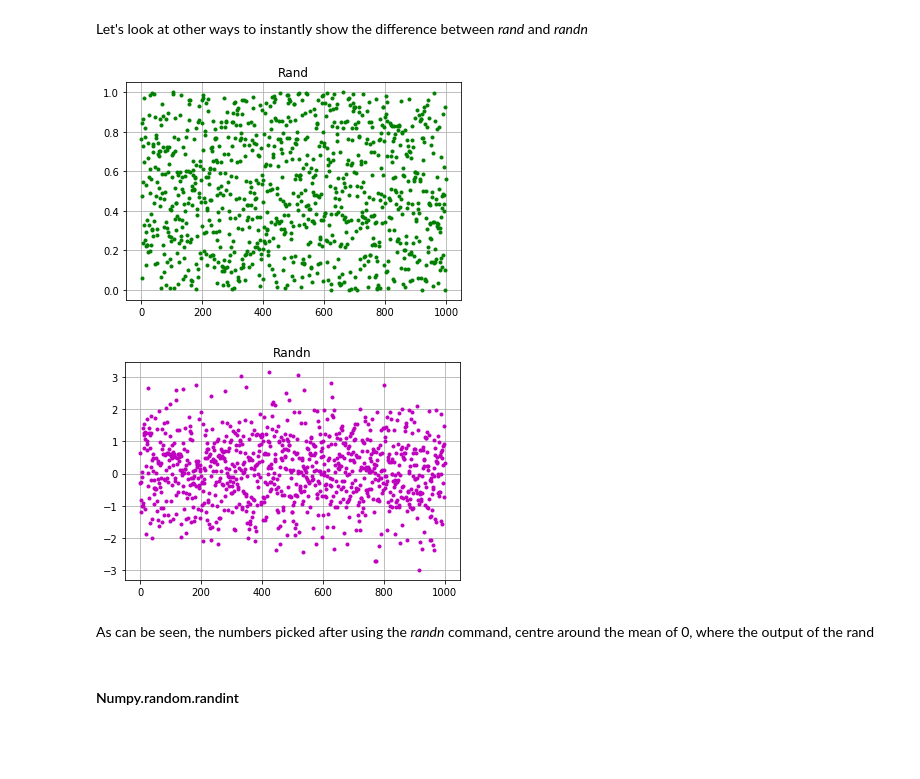
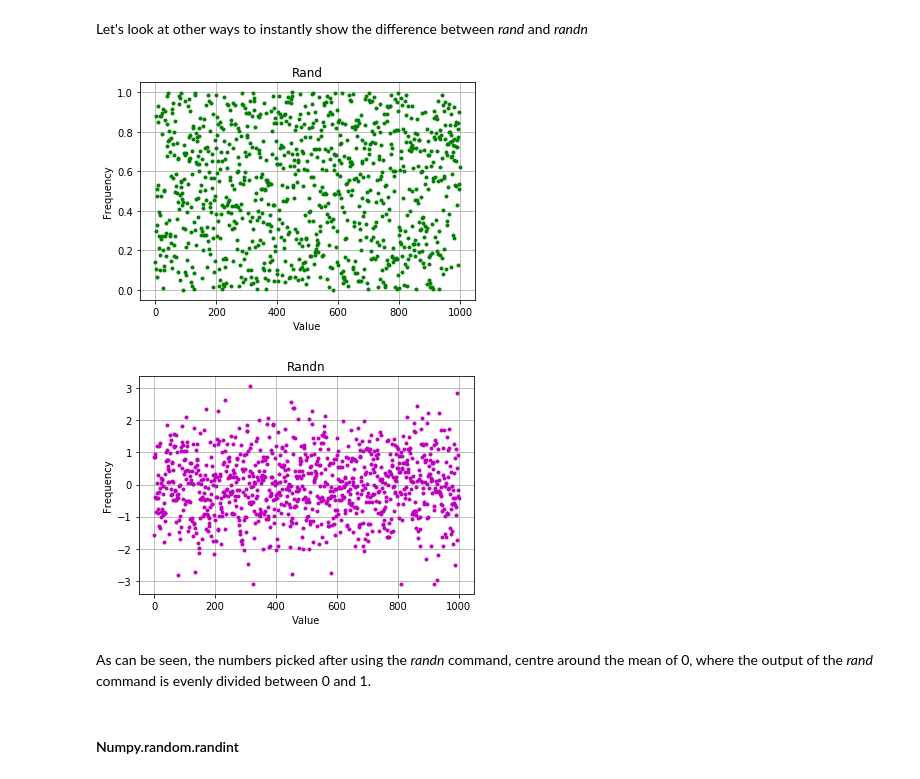
Before and after one commit to Ardvb/Numpy-random, a Jupyter notebook: Numpy-random.ipynb, the cells around one changed output. Saved outputs shown, nothing was run; the diff lists cells and outputs as text; code cells hidden in the pictures; blank space fills up the shorter version.

Commit message:
Added plots and comments

```diff
--- a/Numpy-random.ipynb
+++ b/Numpy-random.ipynb
@@ -92,20 +91,24 @@ In this histogram the typical bell shape, that is associated with the normal dis
 Let's look at other ways to instantly show the difference between <em>rand</em> and <em>randn</em>
 # %%
 x = np.random.rand(1000)
-plt.plot(x, "g.")
+plt.plot(x, "g.") # Use green dots to show the random numbers
+plt.xlabel("Value")
+plt.ylabel("Frequency")
 plt.title("Rand")
 plt.grid()
 # %% [output]
-[figure, old version]
+[figure, new version]
 # %%
 x = np.random.randn(1000)
-plt.plot(x, "m.")
+plt.plot(x, "m.") # Use Magenta dots to show the random numbers
+plt.xlabel("Value")
+plt.ylabel("Frequency")
 plt.title("Randn")
 plt.grid()
 # %% [output]
-[figure, old version]
+[figure, new version]
 # %% [markdown]
-As can be seen, the numbers picked after using the <em>randn</em> command, centre around the mean of 0, where the output of the rand
+As can be seen, the numbers picked after using the <em>randn</em> command, centre around the mean of 0, where the output of the <em>rand</em> command is evenly divided between 0 and 1.
 # %% [markdown]
 #### Numpy.random.randint
 # %% [markdown]
```
Also changed, not shown: parts of 27 cells of this notebook.
